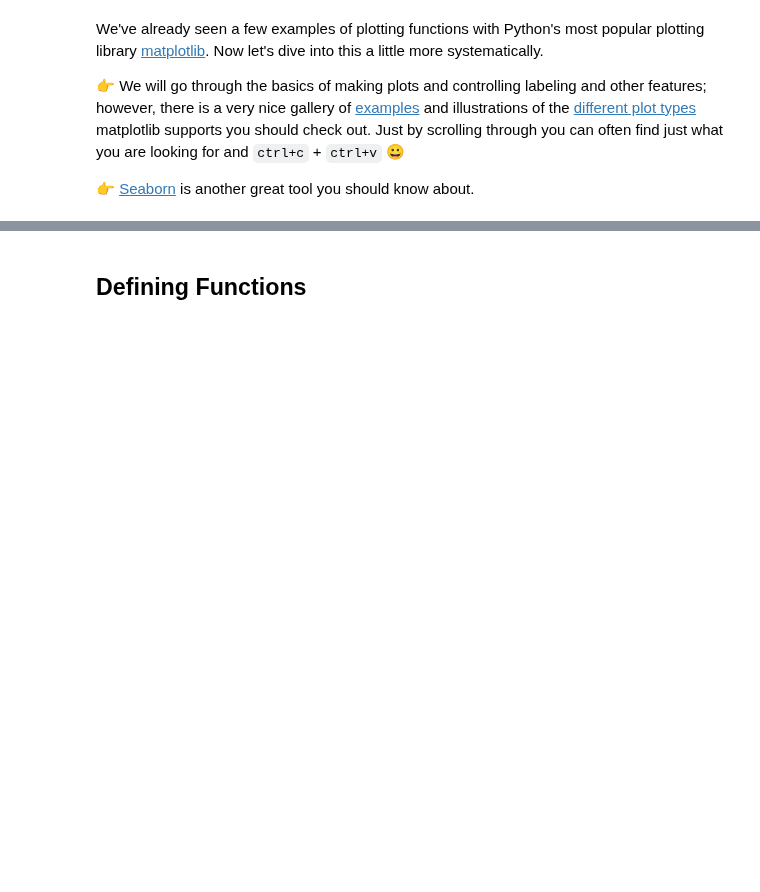
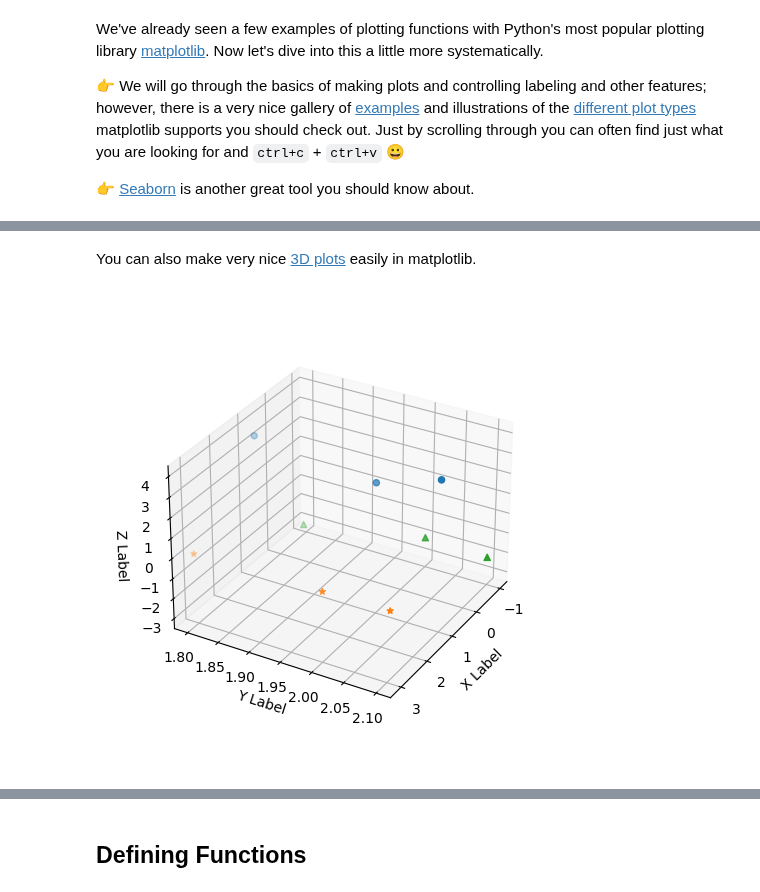
Before and after one commit to mahynski/chemometric-carpentry, a Jupyter notebook: notebooks/Introduction.ipynb, the cells around one changed output, grey strips where cells are left out. Saved outputs shown, nothing was run; the diff lists cells and outputs as text; code cells hidden in the pictures; blank space fills up the shorter version.

```diff
--- a/notebooks/Introduction.ipynb
+++ b/notebooks/Introduction.ipynb
@@ -1228,0 +1271,47 @@ We've already seen a few examples of plotting functions with Python's most popul
+# %% [markdown]
+You can also make very nice [3D plots](https://matplotlib.org/stable/gallery/mplot3d/index.html) easily in matplotlib.
+# %%
+# Sample data
+set_1 = np.array(
+    [
+        [1, 2, 3],
+        [1, 2.1, 4],
+        [0.9, 1.8, 3.5]
+    ]
+)
+
+set_2 = np.array(
+    [
+        [3, 2, 0],
+        [2.9, 2.1, -0.1],
+        [3.1, 1.8, 0.1]
+    ]
+)
+
+set_3 = np.array(
+    [
+        [-1, 2, -2],
+        [-1, 2.1, -2.1],
+        [-0.9, 1.8, -3]
+    ]
+)
+
+# Specify the plot as a 3D projection.
+fig = plt.figure(figsize=(8,6))
+ax = fig.add_subplot(projection='3d')
+
+# Control the camera angle and distance.
+ax.view_init(elev=30., azim=30)
+ax.dist = 12
+
+for m, dataset in zip(['o', '*', '^'], [set_1, set_2, set_3]):
+    x_ = dataset[:, 0] # 1st column
+    y_ = dataset[:, 1] # 2nd column
+    z_ = dataset[:, 2] # 3rd column
+    ax.scatter(x_, y_, z_, marker=m)
+
+ax.set_xlabel('X Label')
+ax.set_ylabel('Y Label')
+_ = ax.set_zlabel('Z Label')
+# %% [output]
+[figure, added]
```
Also changed, not shown: parts of 21 cells of this notebook.
